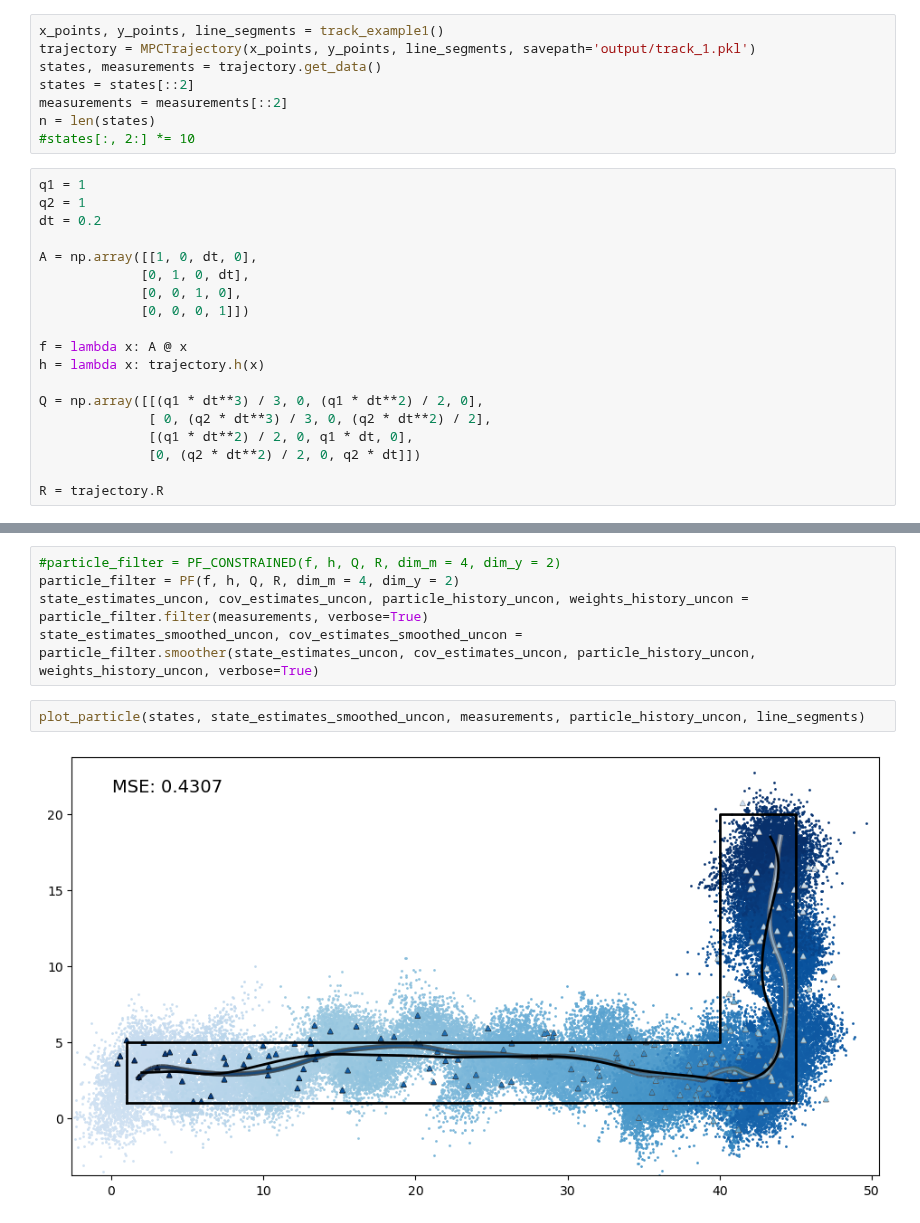
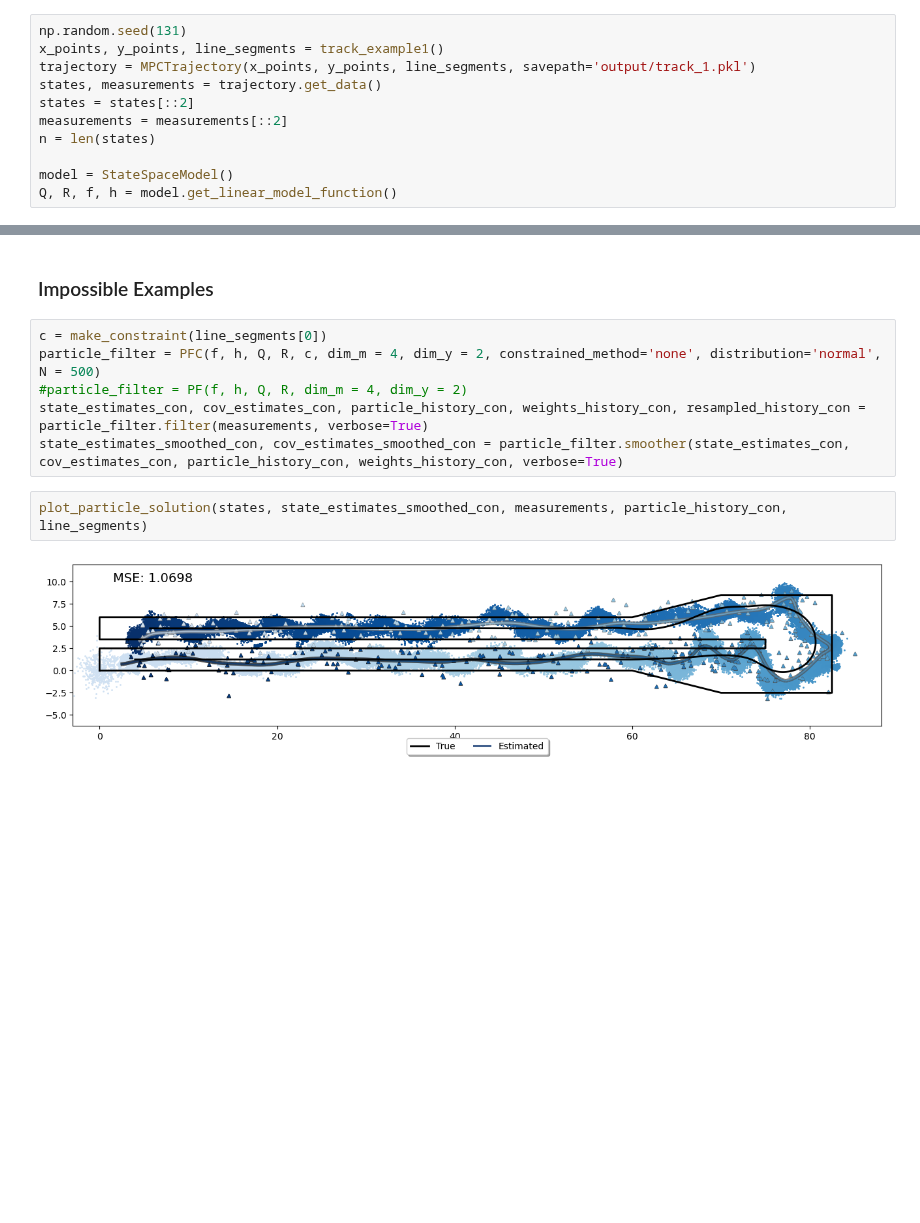
Before and after one commit to AndersGMadsen/bayesian-state-space-models, a Jupyter notebook: constrained_particle.ipynb, the cells around one changed output, grey strips where cells are left out. Drawn from its saved outputs; the diff is of its cells as text; blank space fills up the shorter version.

Commit message:
Moved code to constrained notebook

```diff
--- a/constrained_particle.ipynb
+++ b/constrained_particle.ipynb
@@ -328,27 +9,11 @@ class PF_CONSTRAINED:
 # %%
+np.random.seed(131)
 x_points, y_points, line_segments = track_example1()
 trajectory = MPCTrajectory(x_points, y_points, line_segments, savepath='output/track_1.pkl')
 states, measurements = trajectory.get_data()
 states = states[::2]
 measurements = measurements[::2]
 n = len(states)
-#states[:, 2:] *= 10
+
+model = StateSpaceModel()
+Q, R, f, h = model.get_linear_model_function()
-# %%
-q1 = 1
-q2 = 1
-dt = 0.2
-
-A = np.array([[1, 0, dt, 0],
-             [0, 1, 0, dt],
-             [0, 0, 1, 0],
-             [0, 0, 0, 1]])
-
-f = lambda x: A @ x
-h = lambda x: trajectory.h(x)
-
-Q = np.array([[(q1 * dt**3) / 3, 0, (q1 * dt**2) / 2, 0],
-              [ 0, (q2 * dt**3) / 3, 0, (q2 * dt**2) / 2],
-              [(q1 * dt**2) / 2, 0, q1 * dt, 0],
-              [0, (q2 * dt**2) / 2, 0, q2 * dt]])
-
-R = trajectory.R
@@ -355,10 +31,13 @@ R = trajectory.R
+# %% [markdown]
+### Impossible Examples
 # %%
-#particle_filter = PF_CONSTRAINED(f, h, Q, R, dim_m = 4, dim_y = 2)
-particle_filter = PF(f, h, Q, R, dim_m = 4, dim_y = 2)
-state_estimates_uncon, cov_estimates_uncon, particle_history_uncon, weights_history_uncon = particle_filter.filter(measurements, verbose=True)
-state_estimates_smoothed_uncon, cov_estimates_smoothed_uncon = particle_filter.smoother(state_estimates_uncon, cov_estimates_uncon, particle_history_uncon, weights_history_uncon, verbose=True)
+c = make_constraint(line_segments[0])
+particle_filter = PFC(f, h, Q, R, c, dim_m = 4, dim_y = 2, constrained_method='none', distribution='normal', N = 500)
+#particle_filter = PF(f, h, Q, R, dim_m = 4, dim_y = 2)
+state_estimates_con, cov_estimates_con, particle_history_con, weights_history_con, resampled_history_con = particle_filter.filter(measurements, verbose=True)
+state_estimates_smoothed_con, cov_estimates_smoothed_con = particle_filter.smoother(state_estimates_con, cov_estimates_con, particle_history_con, weights_history_con, verbose=True)
 # %%
-plot_particle(states, state_estimates_smoothed_uncon, measurements, particle_history_uncon, line_segments)
+plot_particle_solution(states, state_estimates_smoothed_con, measurements, particle_history_con, line_segments)
 # %% [output]
-[figure, old version]
+[figure, new version]
 # %%
```
Also changed, not shown: parts of 15 cells of this notebook, 5 other files.
